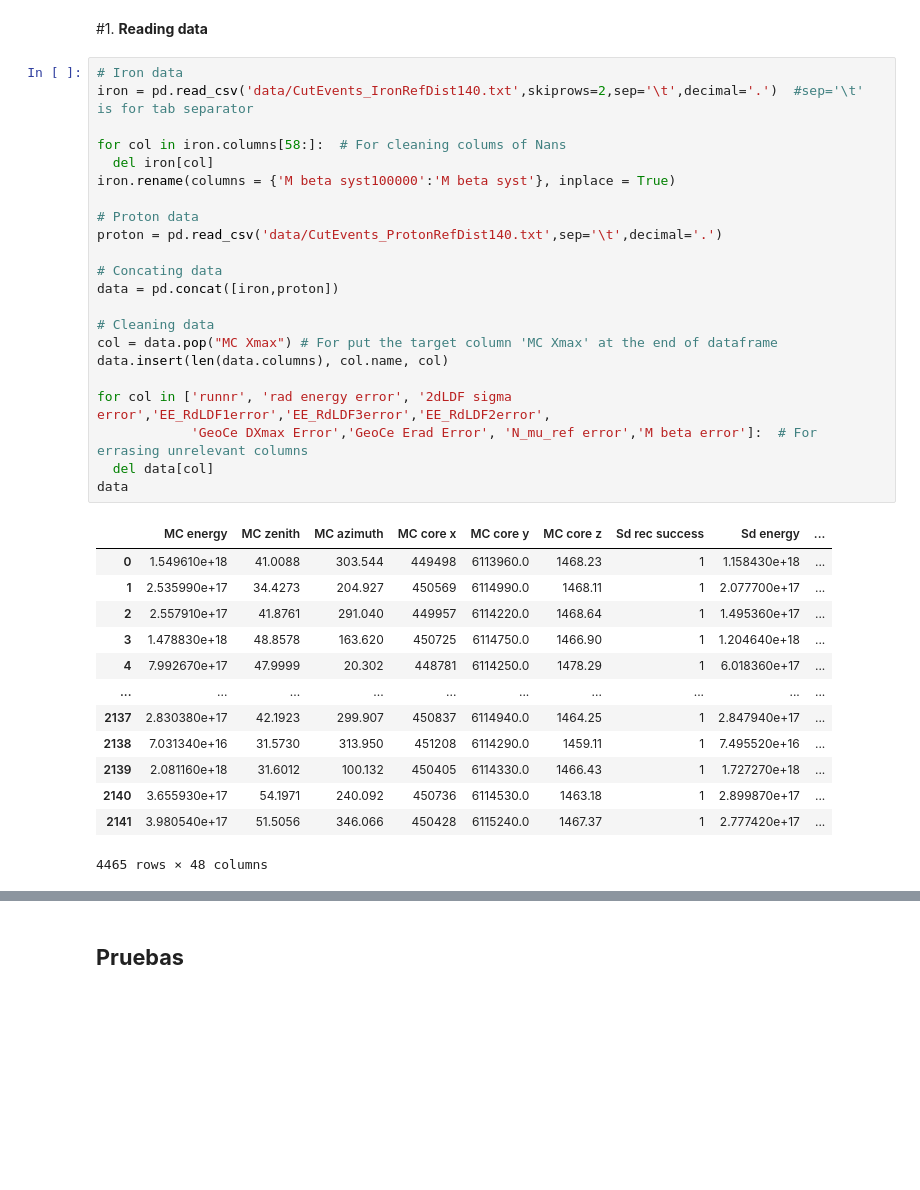
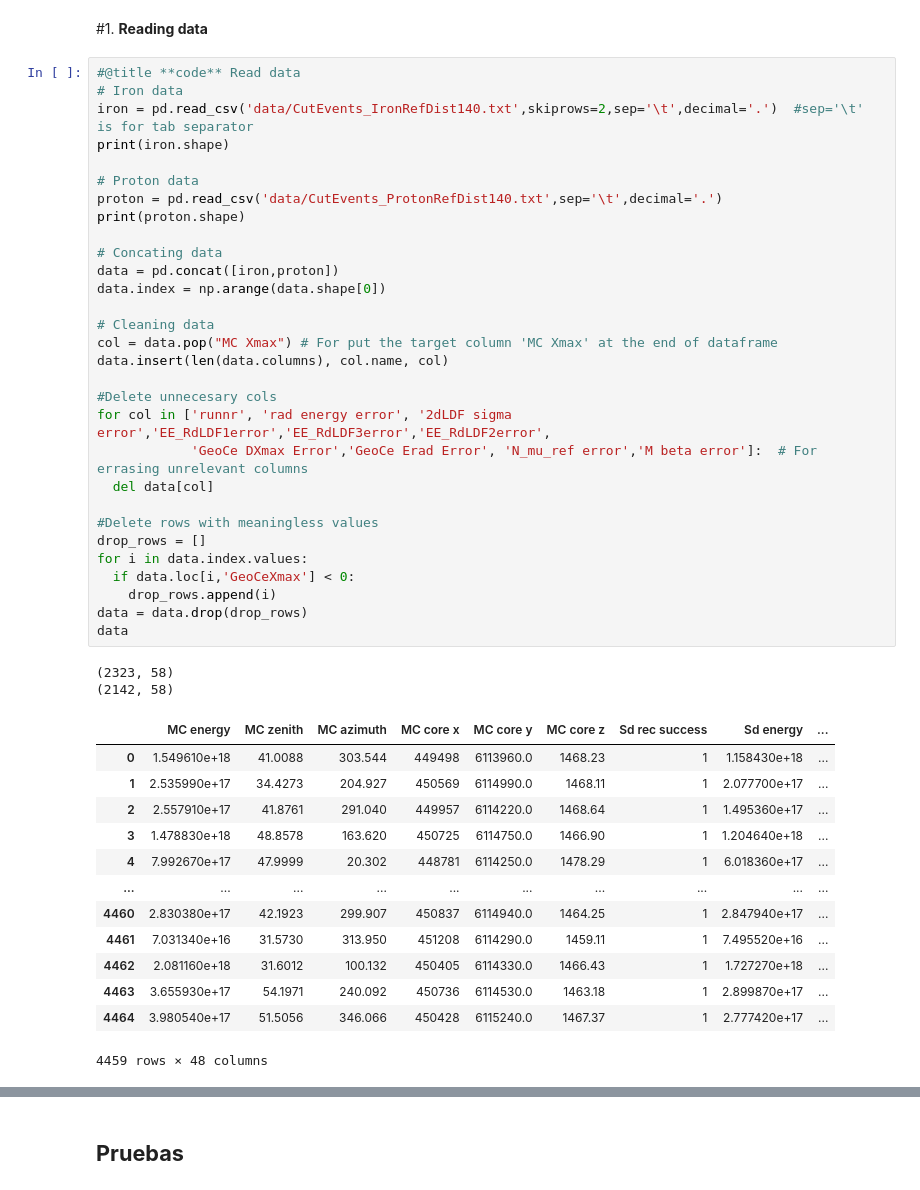
Before and after one commit to AndresGuarin/JupyterCodes, a Jupyter notebook: Machine_Learning/Proyecto_IA_1_Xmax.ipynb, the cells around one changed output, grey strips where cells are left out. Saved outputs shown, nothing was run; the diff lists cells and outputs as text; blank space fills up the shorter version.

```diff
--- a/Machine_Learning/Proyecto_IA_1_Xmax.ipynb
+++ b/Machine_Learning/Proyecto_IA_1_Xmax.ipynb
@@ -33,38 +61,48 @@ from sklearn.metrics import *
 #1. **Reading data** <a name="eje1"></a>
 # %%
+#@title **code** Read data
 # Iron data
 iron = pd.read_csv('data/CutEvents_IronRefDist140.txt',skiprows=2,sep='\t',decimal='.')  #sep='\t' is for tab separator
-
-for col in iron.columns[58:]:  # For cleaning colums of Nans
-  del iron[col]
-iron.rename(columns = {'M beta syst100000':'M beta syst'}, inplace = True)
+print(iron.shape)
 
 # Proton data
 proton = pd.read_csv('data/CutEvents_ProtonRefDist140.txt',sep='\t',decimal='.')
+print(proton.shape)
 
 # Concating data
 data = pd.concat([iron,proton])
+data.index = np.arange(data.shape[0])
 
 # Cleaning data
 col = data.pop("MC Xmax") # For put the target column 'MC Xmax' at the end of dataframe
 data.insert(len(data.columns), col.name, col)
 
+#Delete unnecesary cols
 for col in ['runnr', 'rad energy error', '2dLDF sigma error','EE_RdLDF1error','EE_RdLDF3error','EE_RdLDF2error',
             'GeoCe DXmax Error','GeoCe Erad Error', 'N_mu_ref error','M beta error']:  # For errasing unrelevant columns
   del data[col]
+
+#Delete rows with meaningless values
+drop_rows = []
+for i in data.index.values:
+  if data.loc[i,'GeoCeXmax'] < 0:
+    drop_rows.append(i)
+data = data.drop(drop_rows)
 data
 # %% [output]
+(2323, 58)
+(2142, 58)
 |  | MC energy | MC zenith | MC azimuth | MC core x | MC core y | MC core z | Sd rec success | Sd energy | ... |
 | 0 | 1.549610e+18 | 41.0088 | 303.544 | 449498 | 6113960.0 | 1468.23 | 1 | 1.158430e+18 | ... |
 | 1 | 2.535990e+17 | 34.4273 | 204.927 | 450569 | 6114990.0 | 1468.11 | 1 | 2.077700e+17 | ... |
 | 2 | 2.557910e+17 | 41.8761 | 291.040 | 449957 | 6114220.0 | 1468.64 | 1 | 1.495360e+17 | ... |
 | 3 | 1.478830e+18 | 48.8578 | 163.620 | 450725 | 6114750.0 | 1466.90 | 1 | 1.204640e+18 | ... |
 | 4 | 7.992670e+17 | 47.9999 | 20.302 | 448781 | 6114250.0 | 1478.29 | 1 | 6.018360e+17 | ... |
 | ... | ... | ... | ... | ... | ... | ... | ... | ... | ... |
-| 2137 | 2.830380e+17 | 42.1923 | 299.907 | 450837 | 6114940.0 | 1464.25 | 1 | 2.847940e+17 | ... |
-| 2138 | 7.031340e+16 | 31.5730 | 313.950 | 451208 | 6114290.0 | 1459.11 | 1 | 7.495520e+16 | ... |
-| 2139 | 2.081160e+18 | 31.6012 | 100.132 | 450405 | 6114330.0 | 1466.43 | 1 | 1.727270e+18 | ... |
-| 2140 | 3.655930e+17 | 54.1971 | 240.092 | 450736 | 6114530.0 | 1463.18 | 1 | 2.899870e+17 | ... |
-| 2141 | 3.980540e+17 | 51.5056 | 346.066 | 450428 | 6115240.0 | 1467.37 | 1 | 2.777420e+17 | ... |
+| 4460 | 2.830380e+17 | 42.1923 | 299.907 | 450837 | 6114940.0 | 1464.25 | 1 | 2.847940e+17 | ... |
+| 4461 | 7.031340e+16 | 31.5730 | 313.950 | 451208 | 6114290.0 | 1459.11 | 1 | 7.495520e+16 | ... |
+| 4462 | 2.081160e+18 | 31.6012 | 100.132 | 450405 | 6114330.0 | 1466.43 | 1 | 1.727270e+18 | ... |
+| 4463 | 3.655930e+17 | 54.1971 | 240.092 | 450736 | 6114530.0 | 1463.18 | 1 | 2.899870e+17 | ... |
+| 4464 | 3.980540e+17 | 51.5056 | 346.066 | 450428 | 6115240.0 | 1467.37 | 1 | 2.777420e+17 | ... |
-4465 rows × 48 columns
+4459 rows × 48 columns
 # %% [markdown]
```
Also changed, not shown: parts of 20 cells of this notebook.
